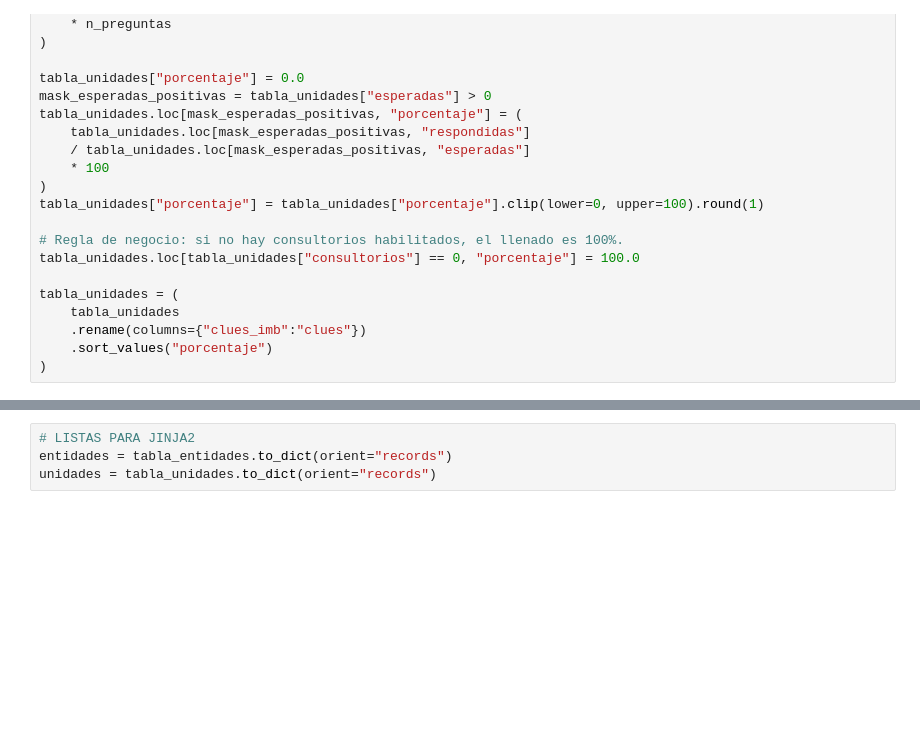
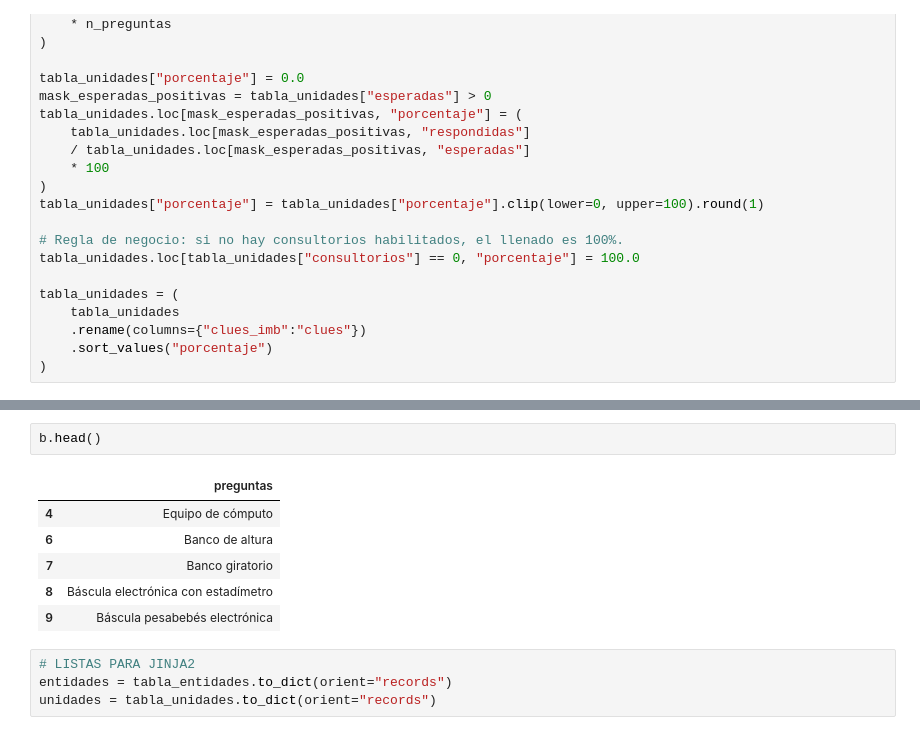
Before and after one commit to servicios-imss-b/informe--de-ang, a Jupyter notebook: graf.ipynb, the cells around one changed output, grey strips where cells are left out. Drawn from its saved outputs; the diff is of its cells as text; blank space fills up the shorter version.

```diff
--- a/graf.ipynb
+++ b/graf.ipynb
@@ -412,3 +412,12 @@ tabla_unidades.head()
+# %%
+b.head()
+# %% [output]
+|  | preguntas |
+| 4 | Equipo de cómputo |
+| 6 | Banco de altura |
+| 7 | Banco giratorio |
+| 8 | Báscula electrónica con estadímetro |
+| 9 | Báscula pesabebés electrónica |
 # %%
 # LISTAS PARA JINJA2
 entidades = tabla_entidades.to_dict(orient="records")
```
Also changed, not shown: parts of 7 cells of this notebook, 7 other files.
